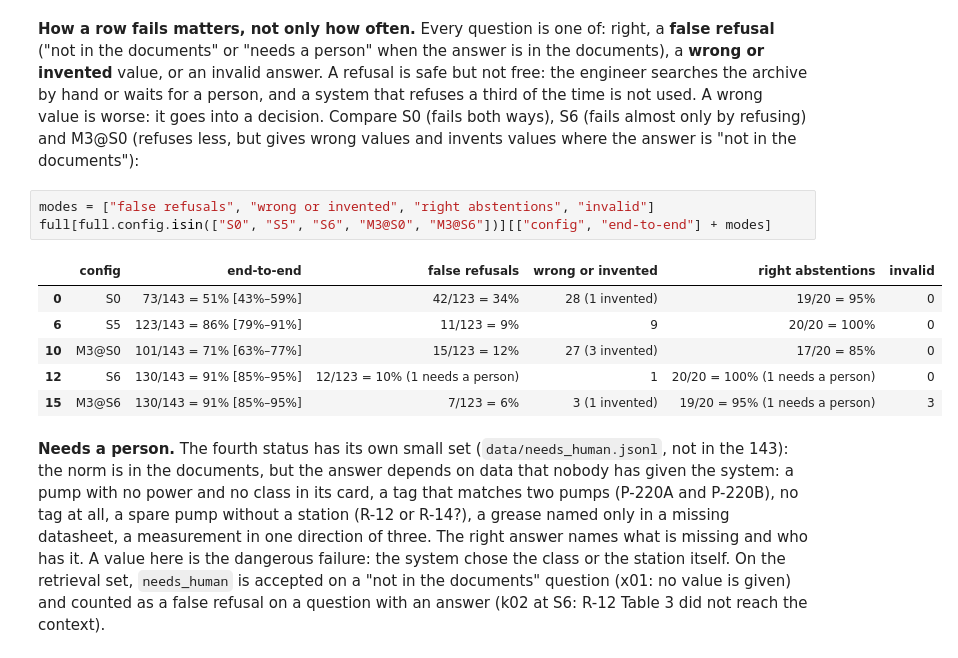
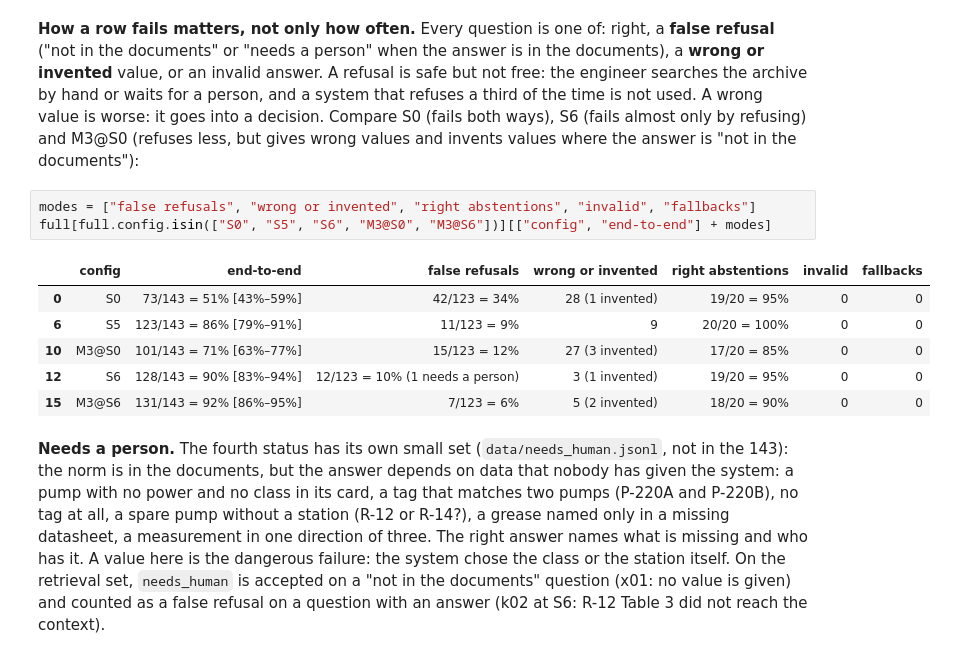
Before and after one commit to Industrial-AI-Research-Lab/course-ml-for-industry-data, a Jupyter notebook: practice-04-rag/reference/practice_04_executed.ipynb, the cells around one changed output. Drawn from its saved outputs; the diff is of its cells as text.

Commit message:
practice 4: answer contract v2 (chunk-id enum, limits, retry, fallback); v1 rows kept

```diff
--- a/practice-04-rag/reference/practice_04_executed.ipynb
+++ b/practice-04-rag/reference/practice_04_executed.ipynb
@@ -829,15 +869,15 @@ and a system that refuses a third of the time is not used. A wrong value is wors
 S0 (fails both ways), S6 (fails almost only by refusing) and M3@S0 (refuses less, but gives wrong values and invents
 values where the answer is "not in the documents"):
 # %%
-modes = ["false refusals", "wrong or invented", "right abstentions", "invalid"]
+modes = ["false refusals", "wrong or invented", "right abstentions", "invalid", "fallbacks"]
 full[full.config.isin(["S0", "S5", "S6", "M3@S0", "M3@S6"])][["config", "end-to-end"] + modes]
 # %% [output]
-|  | config | end-to-end | false refusals | wrong or invented | right abstentions | invalid |
-| 0 | S0 | 73/143 = 51% [43%–59%] | 42/123 = 34% | 28 (1 invented) | 19/20 = 95% | 0 |
-| 6 | S5 | 123/143 = 86% [79%–91%] | 11/123 = 9% | 9 | 20/20 = 100% | 0 |
-| 10 | M3@S0 | 101/143 = 71% [63%–77%] | 15/123 = 12% | 27 (3 invented) | 17/20 = 85% | 0 |
-| 12 | S6 | 130/143 = 91% [85%–95%] | 12/123 = 10% (1 needs a person) | 1 | 20/20 = 100% (1 needs a person) | 0 |
-| 15 | M3@S6 | 130/143 = 91% [85%–95%] | 7/123 = 6% | 3 (1 invented) | 19/20 = 95% (1 needs a person) | 3 |
+|  | config | end-to-end | false refusals | wrong or invented | right abstentions | invalid | fallbacks |
+| 0 | S0 | 73/143 = 51% [43%–59%] | 42/123 = 34% | 28 (1 invented) | 19/20 = 95% | 0 | 0 |
+| 6 | S5 | 123/143 = 86% [79%–91%] | 11/123 = 9% | 9 | 20/20 = 100% | 0 | 0 |
+| 10 | M3@S0 | 101/143 = 71% [63%–77%] | 15/123 = 12% | 27 (3 invented) | 17/20 = 85% | 0 | 0 |
+| 12 | S6 | 128/143 = 90% [83%–94%] | 12/123 = 10% (1 needs a person) | 3 (1 invented) | 19/20 = 95% | 0 | 0 |
+| 15 | M3@S6 | 131/143 = 92% [86%–95%] | 7/123 = 6% | 5 (2 invented) | 18/20 = 90% | 0 | 0 |
 # %% [markdown]
 **Needs a person.** The fourth status has its own small set (`data/needs_human.jsonl`, not in the 143): the norm
 is in the documents, but the answer depends on data that nobody has given the system: a pump with no power and no
```
Also changed, not shown: parts of 21 cells of this notebook, 23 other files.
